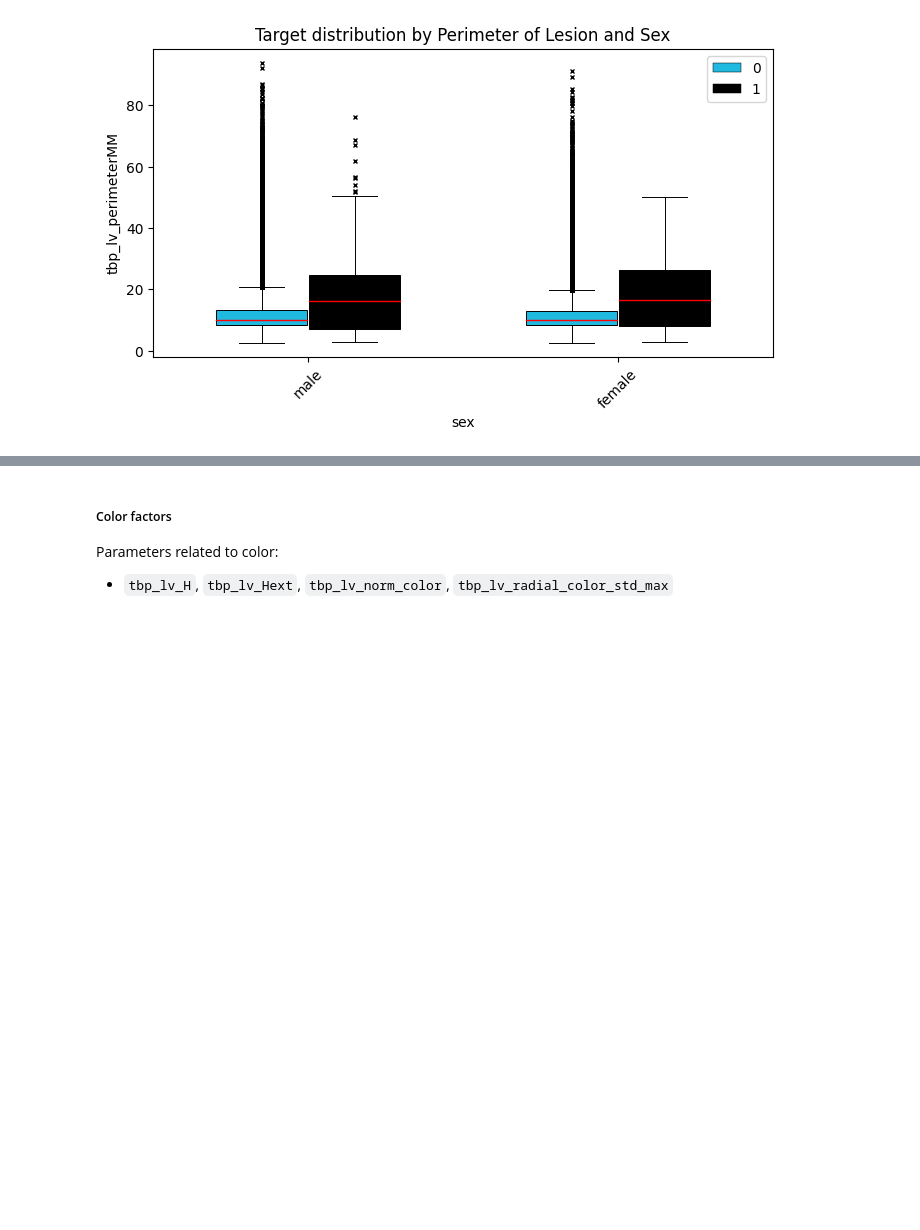
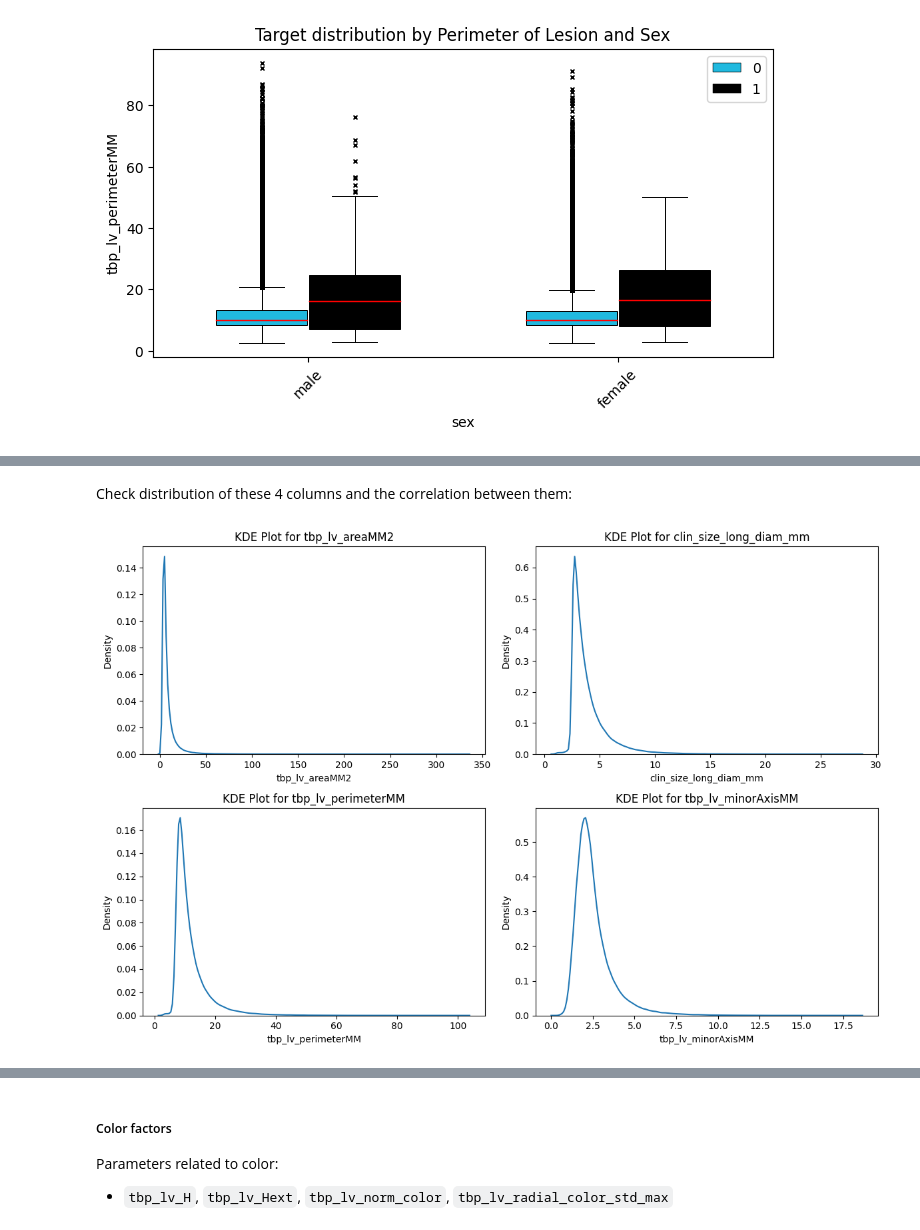
Before and after one commit to JinghanChen99/Kaggle-Skin-Cancer, a Jupyter notebook: load_data.ipynb, the cells around one changed output, grey strips where cells are left out. Saved outputs shown, nothing was run; the diff lists cells and outputs as text; code cells hidden in the pictures; blank space fills up the shorter version.

```diff
--- a/load_data.ipynb
+++ b/load_data.ipynb
@@ -567,0 +580,33 @@ box_distr(train_metadata, f_x, f_y, split, 'Target distribution by Perimeter of
+# %% [markdown]
+Check distribution of these 4 columns and the correlation between them:
+# %%
+plt.figure(figsize=(12, 8))
+
+# KDE plot for tbp_lv_areaMM2
+plt.subplot(2, 2, 1)
+sns.kdeplot(data=train_metadata, x='tbp_lv_areaMM2')
+plt.xlabel('tbp_lv_areaMM2')
+plt.title('KDE Plot for tbp_lv_areaMM2')
+
+# KDE plot for clin_size_long_diam_mm
+plt.subplot(2, 2, 2)
+sns.kdeplot(data=train_metadata, x='clin_size_long_diam_mm')
+plt.xlabel('clin_size_long_diam_mm')
+plt.title('KDE Plot for clin_size_long_diam_mm')
+
+# KDE plot for tbp_lv_perimeterMM
+plt.subplot(2, 2, 3)
+sns.kdeplot(data=train_metadata, x='tbp_lv_perimeterMM')
+plt.xlabel('tbp_lv_perimeterMM')
+plt.title('KDE Plot for tbp_lv_perimeterMM')
+
+# KDE plot for tbp_lv_minorAxisMM
+plt.subplot(2, 2, 4)
+sns.kdeplot(data=train_metadata, x='tbp_lv_minorAxisMM')
+plt.xlabel('tbp_lv_minorAxisMM')
+plt.title('KDE Plot for tbp_lv_minorAxisMM')
+
+plt.tight_layout()
+plt.show()
+# %% [output]
+[figure, added]
```
Also changed, not shown: parts of 7 cells of this notebook, 1 other file.
